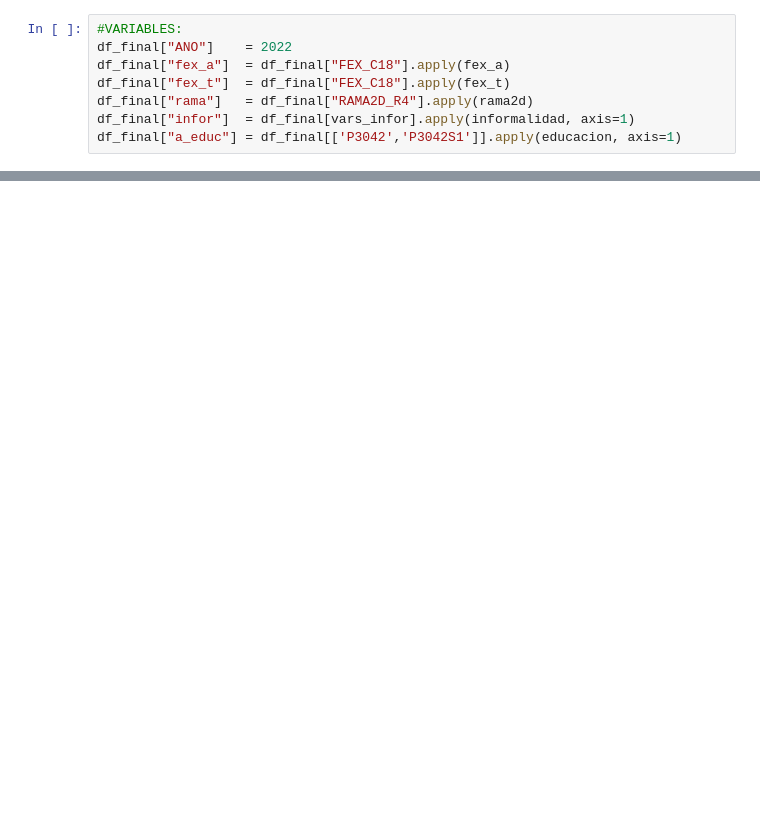
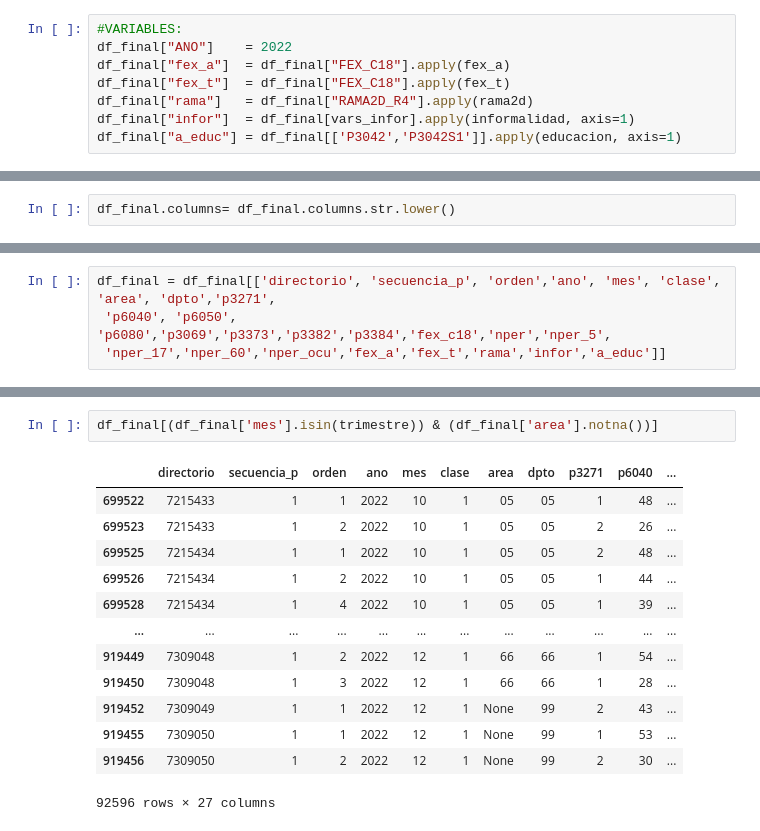
Before and after one commit to caavila96/Colombia_maps_SGR, a Jupyter notebook: informalidad_GEIH.ipynb, the cells around one changed output, grey strips where cells are left out. Saved outputs shown, nothing was run; the diff lists cells and outputs as text; blank space fills up the shorter version.

```diff
--- a/informalidad_GEIH.ipynb
+++ b/informalidad_GEIH.ipynb
@@ -453,0 +439,2 @@ df_final["a_educ"] = df_final[['P3042','P3042S1']].apply(educacion, axis=1)
+# %%
+df_final.columns= df_final.columns.str.lower()
@@ -453,0 +471,4 @@ df_final["a_educ"] = df_final[['P3042','P3042S1']].apply(educacion, axis=1)
+# %%
+df_final = df_final[['directorio', 'secuencia_p', 'orden','ano', 'mes', 'clase', 'area', 'dpto','p3271',
+ 'p6040', 'p6050', 'p6080','p3069','p3373','p3382','p3384','fex_c18','nper','nper_5',
+ 'nper_17','nper_60','nper_ocu','fex_a','fex_t','rama','infor','a_educ']]
@@ -454 +570,17 @@ df_final["a_educ"] = df_final[['P3042','P3042S1']].apply(educacion, axis=1)
+# %%
+df_final[(df_final['mes'].isin(trimestre)) & (df_final['area'].notna())]
+# %% [output]
+|  | directorio | secuencia_p | orden | ano | mes | clase | area | dpto | p3271 | p6040 | ... |
+| 699522 | 7215433 | 1 | 1 | 2022 | 10 | 1 | 05 | 05 | 1 | 48 | ... |
+| 699523 | 7215433 | 1 | 2 | 2022 | 10 | 1 | 05 | 05 | 2 | 26 | ... |
+| 699525 | 7215434 | 1 | 1 | 2022 | 10 | 1 | 05 | 05 | 2 | 48 | ... |
+| 699526 | 7215434 | 1 | 2 | 2022 | 10 | 1 | 05 | 05 | 1 | 44 | ... |
+| 699528 | 7215434 | 1 | 4 | 2022 | 10 | 1 | 05 | 05 | 1 | 39 | ... |
+| ... | ... | ... | ... | ... | ... | ... | ... | ... | ... | ... | ... |
+| 919449 | 7309048 | 1 | 2 | 2022 | 12 | 1 | 66 | 66 | 1 | 54 | ... |
+| 919450 | 7309048 | 1 | 3 | 2022 | 12 | 1 | 66 | 66 | 1 | 28 | ... |
+| 919452 | 7309049 | 1 | 1 | 2022 | 12 | 1 | None | 99 | 2 | 43 | ... |
+| 919455 | 7309050 | 1 | 1 | 2022 | 12 | 1 | None | 99 | 1 | 53 | ... |
+| 919456 | 7309050 | 1 | 2 | 2022 | 12 | 1 | None | 99 | 2 | 30 | ... |
+92596 rows × 27 columns
 # %%
```
Also changed, not shown: parts of 16 cells of this notebook.
